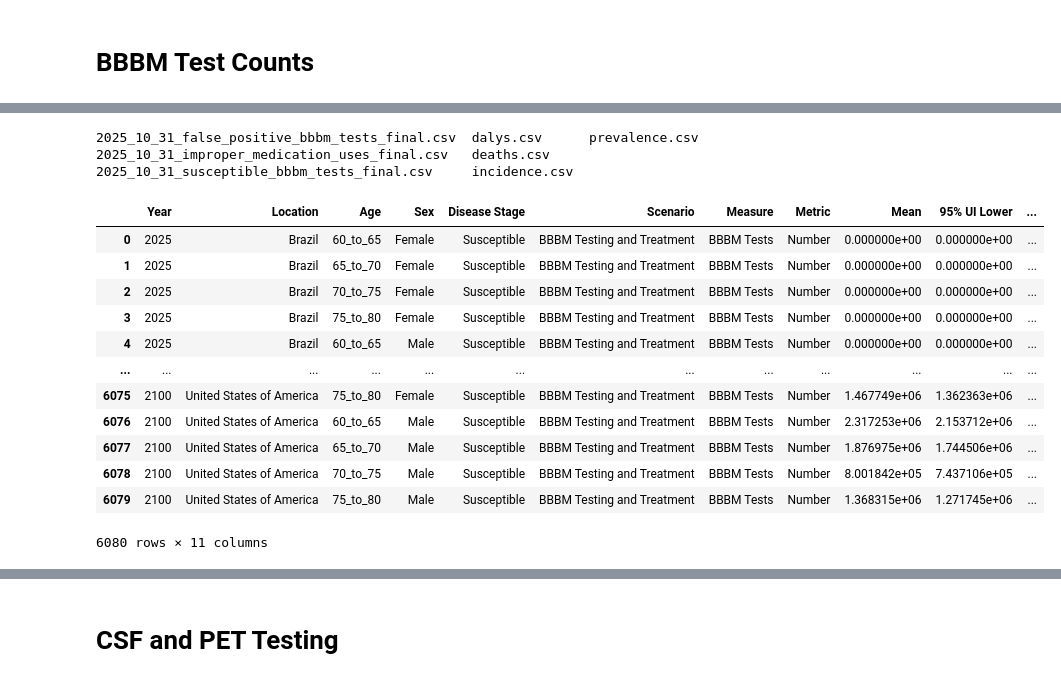
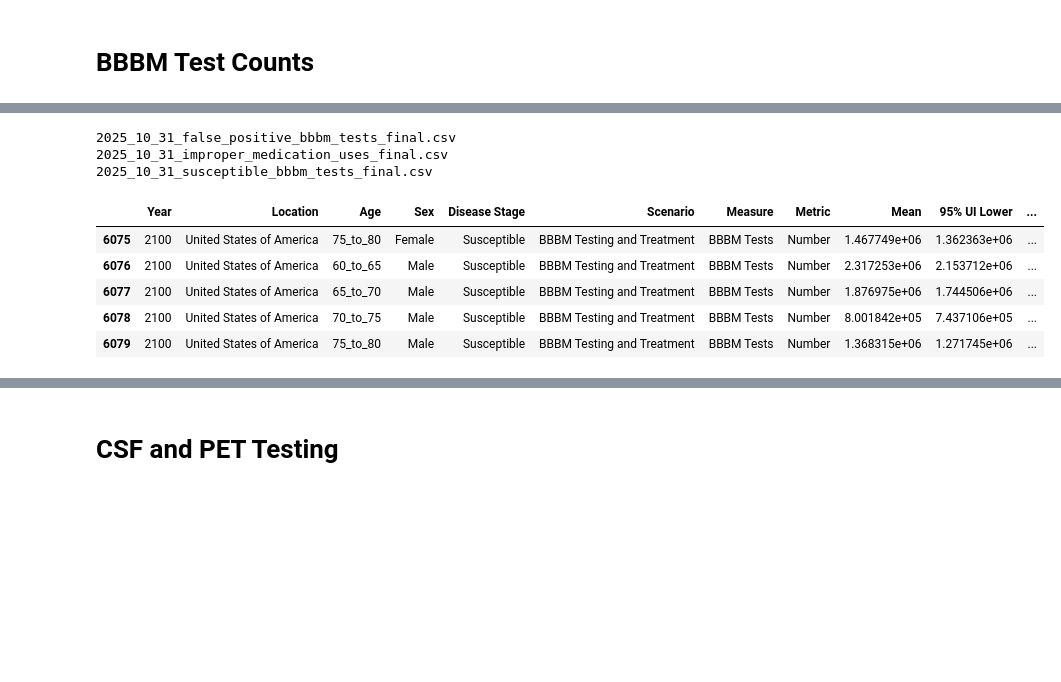
Before and after one commit to ihmeuw/vivarium_research_alzheimers, a Jupyter notebook: results_tables/2025_10_28_results_dataframe_test_treat_ndbs.ipynb, the cells around one changed output, grey strips where cells are left out. Saved outputs shown, nothing was run; the diff lists cells and outputs as text; code cells hidden in the pictures; blank space fills up the shorter version.

Commit message:
run testing/treatment notebook on full model 8.4 results and append MSLT outputs

```diff
--- a/results_tables/2025_10_28_results_dataframe_test_treat_ndbs.ipynb
+++ b/results_tables/2025_10_28_results_dataframe_test_treat_ndbs.ipynb
@@ -38,6 +38,10 @@ project_dir = '/mnt/team/simulation_science/pub/models/vivarium_csu_alzheimers/'
 # Output directory to store final results for client
 output_dir = Path(r"J:\Project\simulation_science\alzheimers\results_10_31_2025".replace('\\', '/').replace('J:', '/snfs1'))
 print(output_dir.exists())
+
+# Output from multistate life table
+mslt_output_dir = output_dir.parent / 'results_10_31_2025_mslt'
+print(mslt_output_dir.exists())
 output_dir
 # %% [output]
 True
@@ -580,24 +632,17 @@ bbbm_tests_final.loc[(bbbm_tests_final['Year ID'] == 2050) & (bbbm_tests_final['
 # %%
 # NEED TO ADD IN BBBM TESTS FROM MSLT HERE
-!ls $output_dir
+!ls $mslt_output_dir
 # %% [output]
-2025_10_31_false_positive_bbbm_tests_final.csv  dalys.csv      prevalence.csv
-2025_10_31_improper_medication_uses_final.csv   deaths.csv
-2025_10_31_susceptible_bbbm_tests_final.csv     incidence.csv
+2025_10_31_false_positive_bbbm_tests_final.csv
+2025_10_31_improper_medication_uses_final.csv
+2025_10_31_susceptible_bbbm_tests_final.csv
 # %%
-bbbm_tests_susceptible = pd.read_csv(output_dir / '2025_10_31_susceptible_bbbm_tests_final.csv', index_col=0)
-bbbm_tests_susceptible
+bbbm_tests_susceptible = pd.read_csv(mslt_output_dir / '2025_10_31_susceptible_bbbm_tests_final.csv', index_col=0)
+bbbm_tests_susceptible.tail()
 # %% [output]
 |  | Year | Location | Age | Sex | Disease Stage | Scenario | Measure | Metric | Mean | 95% UI Lower | ... |
-| 0 | 2025 | Brazil | 60_to_65 | Female | Susceptible | BBBM Testing and Treatment | BBBM Tests | Number | 0.000000e+00 | 0.000000e+00 | ... |
-| 1 | 2025 | Brazil | 65_to_70 | Female | Susceptible | BBBM Testing and Treatment | BBBM Tests | Number | 0.000000e+00 | 0.000000e+00 | ... |
-| 2 | 2025 | Brazil | 70_to_75 | Female | Susceptible | BBBM Testing and Treatment | BBBM Tests | Number | 0.000000e+00 | 0.000000e+00 | ... |
-| 3 | 2025 | Brazil | 75_to_80 | Female | Susceptible | BBBM Testing and Treatment | BBBM Tests | Number | 0.000000e+00 | 0.000000e+00 | ... |
-| 4 | 2025 | Brazil | 60_to_65 | Male | Susceptible | BBBM Testing and Treatment | BBBM Tests | Number | 0.000000e+00 | 0.000000e+00 | ... |
-| ... | ... | ... | ... | ... | ... | ... | ... | ... | ... | ... | ... |
 | 6075 | 2100 | United States of America | 75_to_80 | Female | Susceptible | BBBM Testing and Treatment | BBBM Tests | Number | 1.467749e+06 | 1.362363e+06 | ... |
 | 6076 | 2100 | United States of America | 60_to_65 | Male | Susceptible | BBBM Testing and Treatment | BBBM Tests | Number | 2.317253e+06 | 2.153712e+06 | ... |
 | 6077 | 2100 | United States of America | 65_to_70 | Male | Susceptible | BBBM Testing and Treatment | BBBM Tests | Number | 1.876975e+06 | 1.744506e+06 | ... |
 | 6078 | 2100 | United States of America | 70_to_75 | Male | Susceptible | BBBM Testing and Treatment | BBBM Tests | Number | 8.001842e+05 | 7.437106e+05 | ... |
 | 6079 | 2100 | United States of America | 75_to_80 | Male | Susceptible | BBBM Testing and Treatment | BBBM Tests | Number | 1.368315e+06 | 1.271745e+06 | ... |
-6080 rows × 11 columns
```
Also changed, not shown: parts of 38 cells of this notebook.
